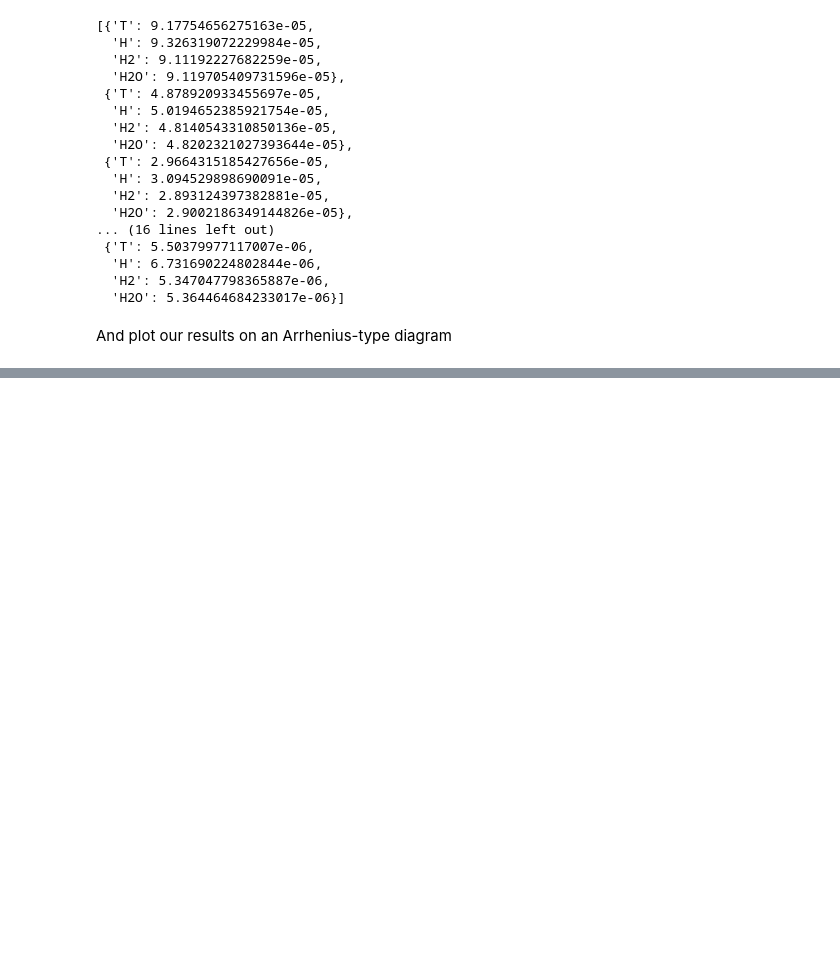
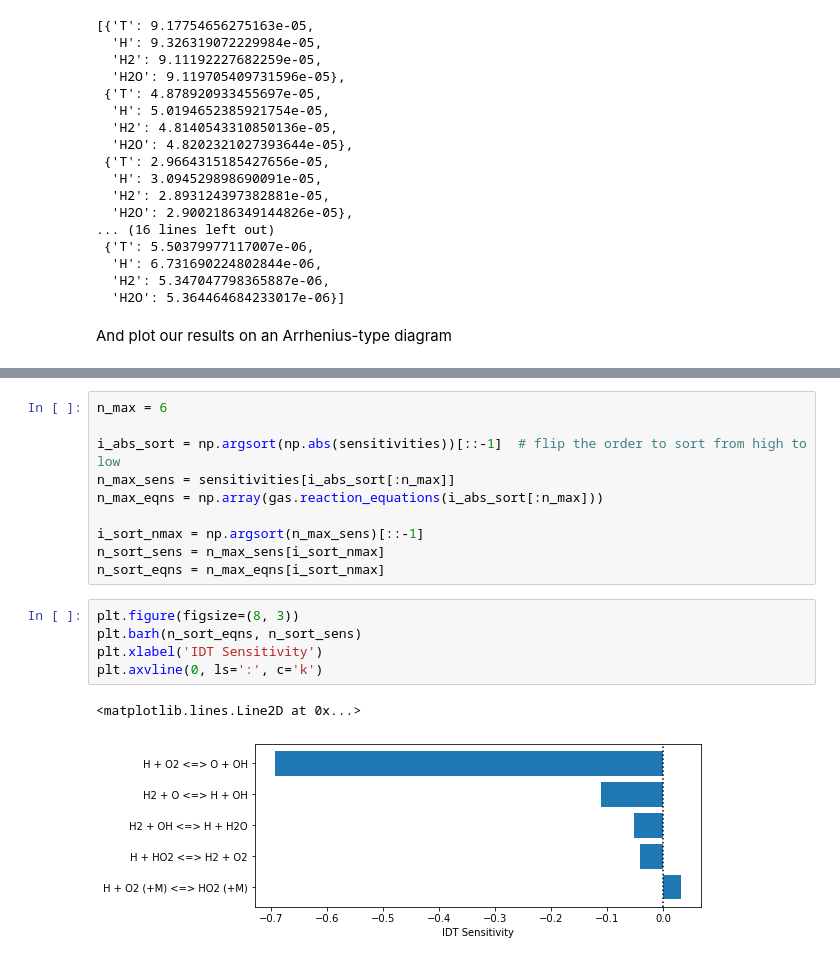
Before and after one commit to ajsusa/ME362B, a Jupyter notebook: notebooks/tutorial_2_cantera_functions.ipynb, the cells around one changed output, grey strips where cells are left out. Cells and saved outputs as stored; diff of their text form; blank space fills up the shorter version.

```diff
--- a/notebooks/tutorial_2_cantera_functions.ipynb
+++ b/notebooks/tutorial_2_cantera_functions.ipynb
@@ -941,0 +1068,18 @@ You will be asked to calculate such an activation energy as part of the problem
+# %%
+n_max = 6
+
+i_abs_sort = np.argsort(np.abs(sensitivities))[::-1]  # flip the order to sort from high to low
+n_max_sens = sensitivities[i_abs_sort[:n_max]]
+n_max_eqns = np.array(gas.reaction_equations(i_abs_sort[:n_max]))
+
+i_sort_nmax = np.argsort(n_max_sens)[::-1]
+n_sort_sens = n_max_sens[i_sort_nmax]
+n_sort_eqns = n_max_eqns[i_sort_nmax]
+# %%
+plt.figure(figsize=(8, 3))
+plt.barh(n_sort_eqns, n_sort_sens)
+plt.xlabel('IDT Sensitivity')
+plt.axvline(0, ls=':', c='k')
+# %% [output]
+<matplotlib.lines.Line2D at 0x...>
+[figure, added]
```
Also changed, not shown: parts of 31 cells of this notebook.
